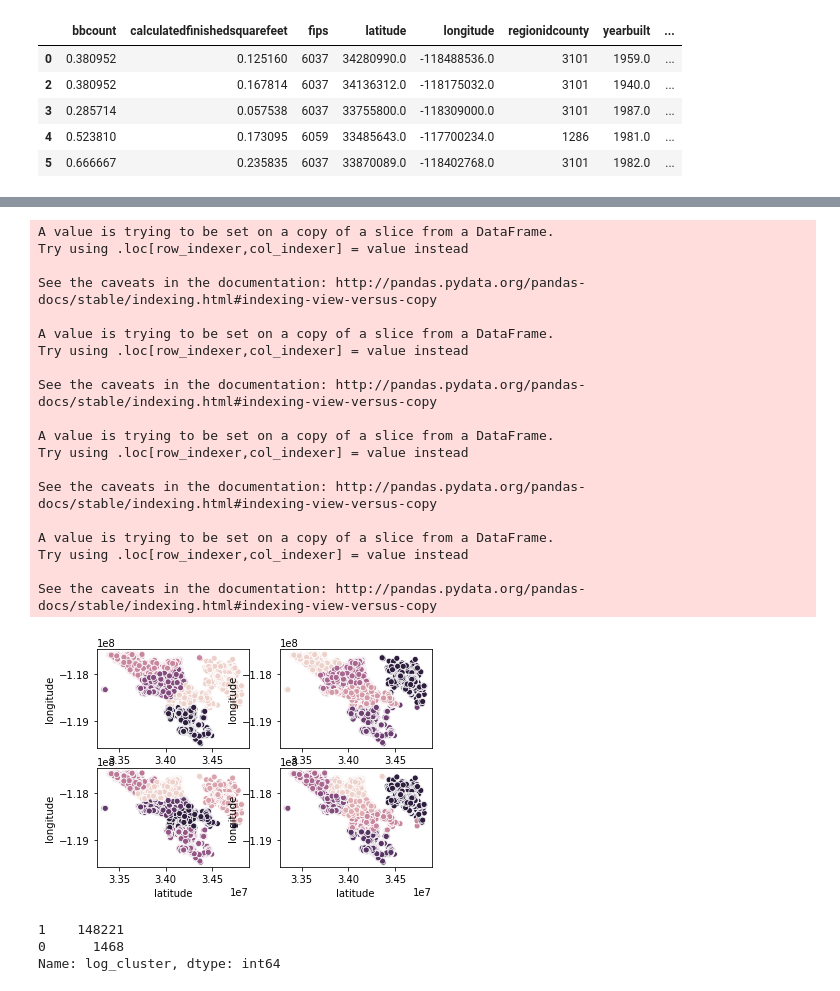
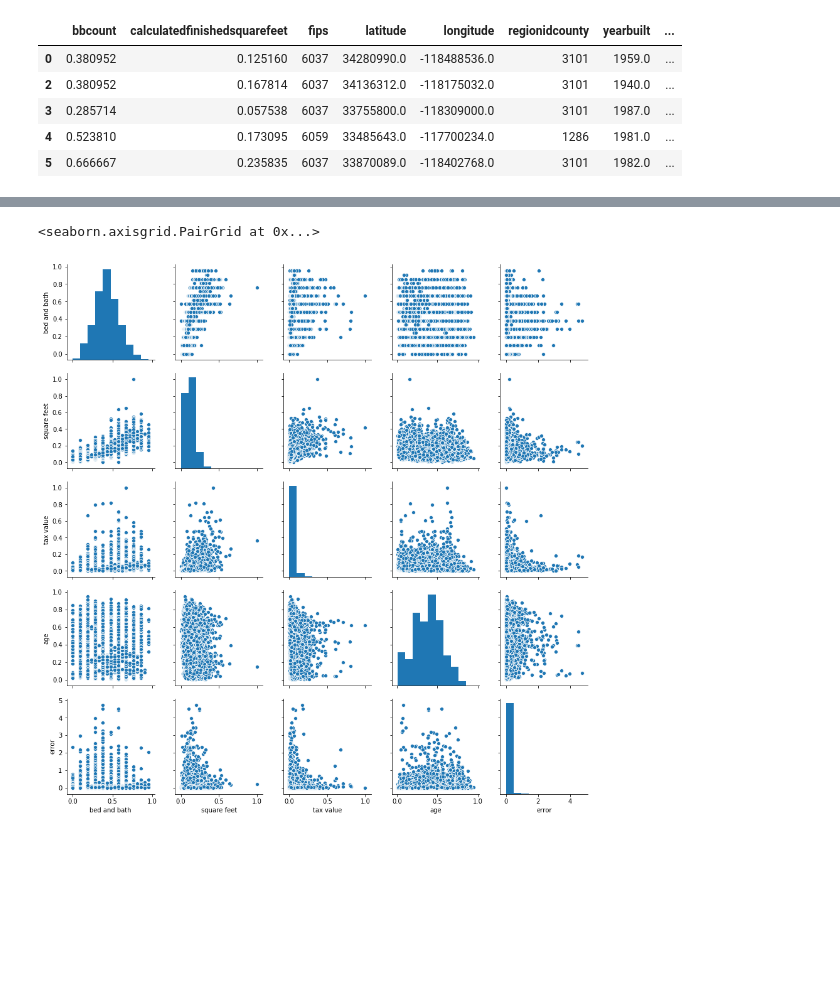
Before and after one commit to Norrick-McGee/ds-methodologies-exercises, a Jupyter notebook: clustering/explore_zillow.ipynb, the cells around one changed output, grey strips where cells are left out. Saved outputs shown, nothing was run; the diff lists cells and outputs as text; code cells hidden in the pictures; blank space fills up the shorter version.

```diff
--- a/clustering/explore_zillow.ipynb
+++ b/clustering/explore_zillow.ipynb
@@ -325,0 +318,4 @@ See the caveats in the documentation: http://pandas.pydata.org/pandas-docs/stabl
+# %%
+df_by_loc = []
+for i in range(6):
+    df_by_loc.append(wdf[wdf['loc_clust'] == i])
@@ -346,33 +334,0 @@ sns.scatterplot(wdf['latitude'],wdf['longitude'],hue= wdf['loc_clust'])
-# %%
-for i in range(4,8):
-    km = KMeans(n_clusters=i)
-    clust_vars = ['latitude','longitude']
-
-    km.fit(wdf[clust_vars])
-    wdf['loc_clust'] = km.predict(wdf[clust_vars])
-
-    km.inertia_
-
-    plt.subplot(2,2,i-3)
-    sns.scatterplot(wdf['latitude'],wdf['longitude'],hue= wdf['loc_clust'],legend=False)
-# %% [output]
-A value is trying to be set on a copy of a slice from a DataFrame.
-Try using .loc[row_indexer,col_indexer] = value instead
-
-See the caveats in the documentation: http://pandas.pydata.org/pandas-docs/stable/indexing.html#indexing-view-versus-copy
-
-A value is trying to be set on a copy of a slice from a DataFrame.
-Try using .loc[row_indexer,col_indexer] = value instead
-
-See the caveats in the documentation: http://pandas.pydata.org/pandas-docs/stable/indexing.html#indexing-view-versus-copy
-
-A value is trying to be set on a copy of a slice from a DataFrame.
-Try using .loc[row_indexer,col_indexer] = value instead
-
-See the caveats in the documentation: http://pandas.pydata.org/pandas-docs/stable/indexing.html#indexing-view-versus-copy
-
-A value is trying to be set on a copy of a slice from a DataFrame.
-Try using .loc[row_indexer,col_indexer] = value instead
-
-See the caveats in the documentation: http://pandas.pydata.org/pandas-docs/stable/indexing.html#indexing-view-versus-copy
-[figure, removed]
@@ -393,6 +335,13 @@ wdf['loc_clust'] = km.predict(wdf[clust_vars])
-# %%
-wdf.log_cluster.value_counts()
-# %% [output]
-1    148221
-0      1468
-Name: log_cluster, dtype: int64
+# %%
+plot_cols = ['bed and bath',
+ 'square feet',
+ 'tax value',
+ 'transactiondate',
+ 'age',
+ 'error',]
+# %%
+
+sns.pairplot((df_by_loc[0])[plot_cols])
+# %% [output]
+<seaborn.axisgrid.PairGrid at 0x...>
+[figure, added]
```
Also changed, not shown: parts of 46 cells of this notebook, 3 other files.
